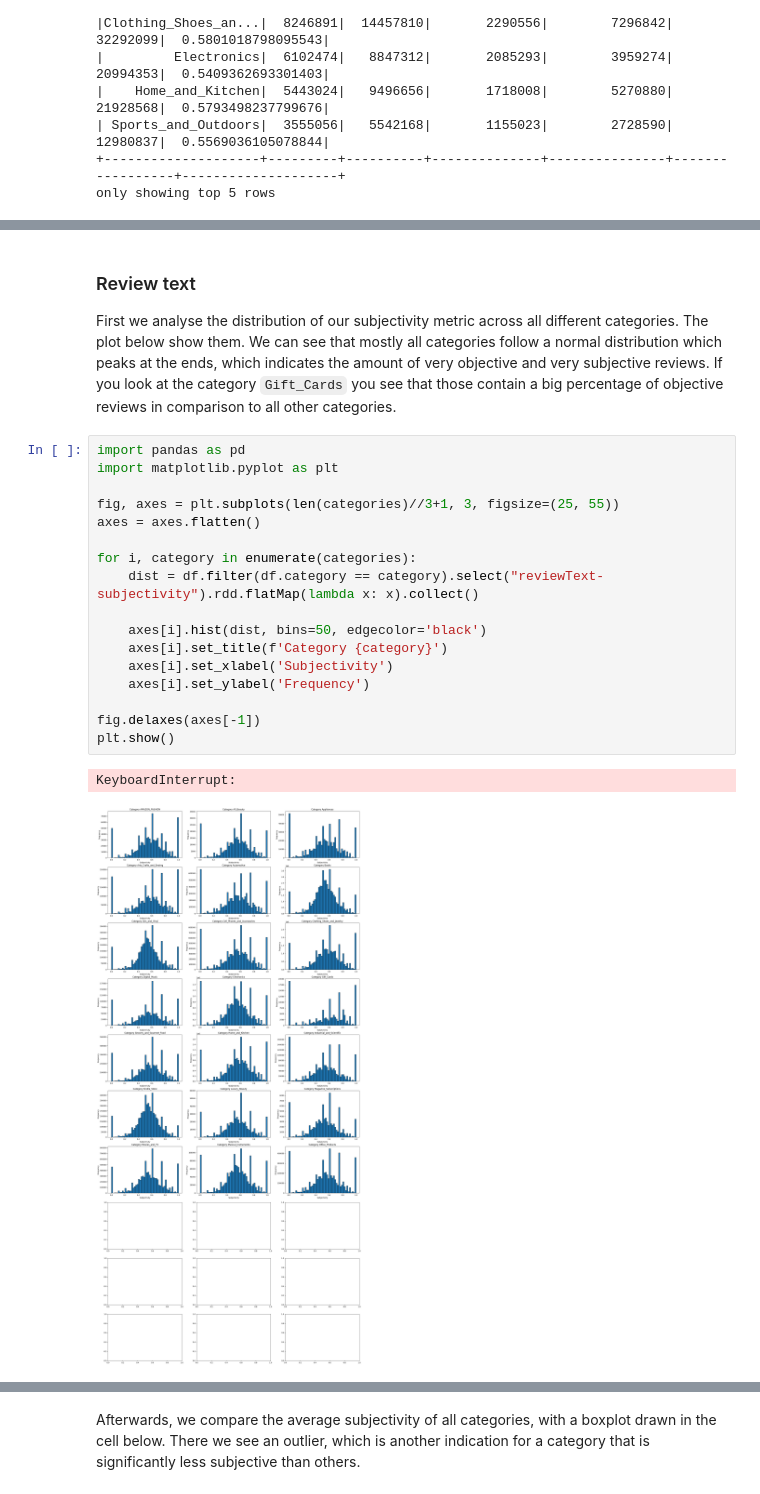
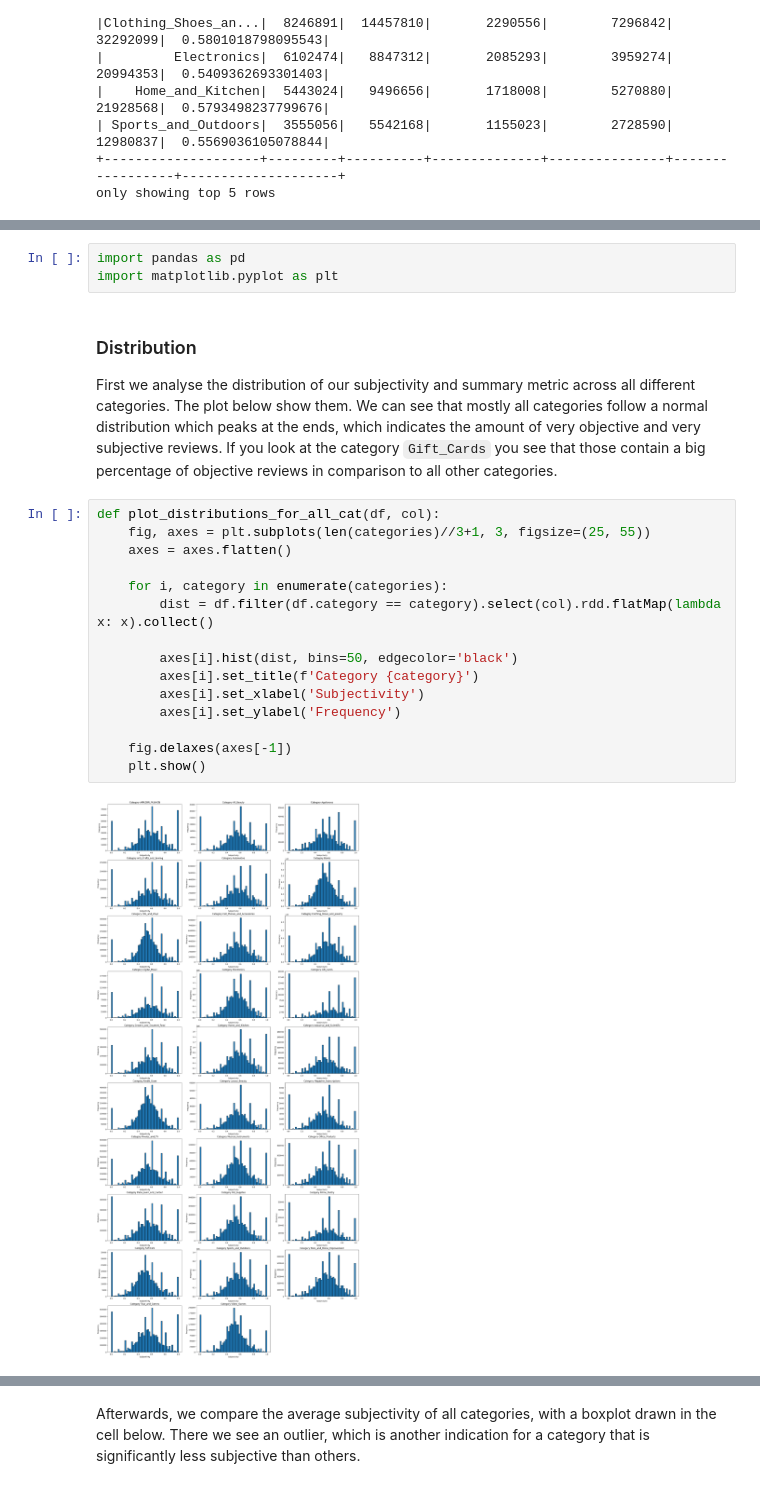
Before and after one commit to mkleinegger/amazon-reviews-sentinent-analysis, a Jupyter notebook: 3.2_analysis.ipynb, the cells around one changed output, grey strips where cells are left out. Saved outputs shown, nothing was run; the diff lists cells and outputs as text.

```diff
--- a/3.2_analysis.ipynb
+++ b/3.2_analysis.ipynb
@@ -255,23 +255,23 @@ In this section, we want to analyse the data and therefore try to answer the que
+# %%
+import pandas as pd
+import matplotlib.pyplot as plt
 # %% [markdown]
-### Review text
-First we analyse the distribution of our subjectivity metric across all different categories. The plot below show them. We can see that mostly all categories follow a normal distribution which peaks at the ends, which indicates the amount of very objective and very subjective reviews. If you look at the category `Gift_Cards` you see that those contain a big percentage of objective reviews in comparison to all other categories.
+### Distribution
+First we analyse the distribution of our subjectivity and summary metric across all different categories. The plot below show them. We can see that mostly all categories follow a normal distribution which peaks at the ends, which indicates the amount of very objective and very subjective reviews. If you look at the category `Gift_Cards` you see that those contain a big percentage of objective reviews in comparison to all other categories.
 # %%
-import pandas as pd
-import matplotlib.pyplot as plt
+def plot_distributions_for_all_cat(df, col):
+    fig, axes = plt.subplots(len(categories)//3+1, 3, figsize=(25, 55))
+    axes = axes.flatten()
 
-fig, axes = plt.subplots(len(categories)//3+1, 3, figsize=(25, 55))
-axes = axes.flatten()
+    for i, category in enumerate(categories):
+        dist = df.filter(df.category == category).select(col).rdd.flatMap(lambda x: x).collect()
 
-for i, category in enumerate(categories):
-    dist = df.filter(df.category == category).select("reviewText-subjectivity").rdd.flatMap(lambda x: x).collect()
+        axes[i].hist(dist, bins=50, edgecolor='black')
+        axes[i].set_title(f'Category {category}')
+        axes[i].set_xlabel('Subjectivity')
+        axes[i].set_ylabel('Frequency')
 
-    axes[i].hist(dist, bins=50, edgecolor='black')
-    axes[i].set_title(f'Category {category}')
-    axes[i].set_xlabel('Subjectivity')
-    axes[i].set_ylabel('Frequency')
-
-fig.delaxes(axes[-1])
-plt.show()
+    fig.delaxes(axes[-1])
+    plt.show()
 # %% [output]
-KeyboardInterrupt:
-[figure, old version]
+[figure, new version]
```
Also changed, not shown: parts of 20 cells of this notebook, 1 other file.
